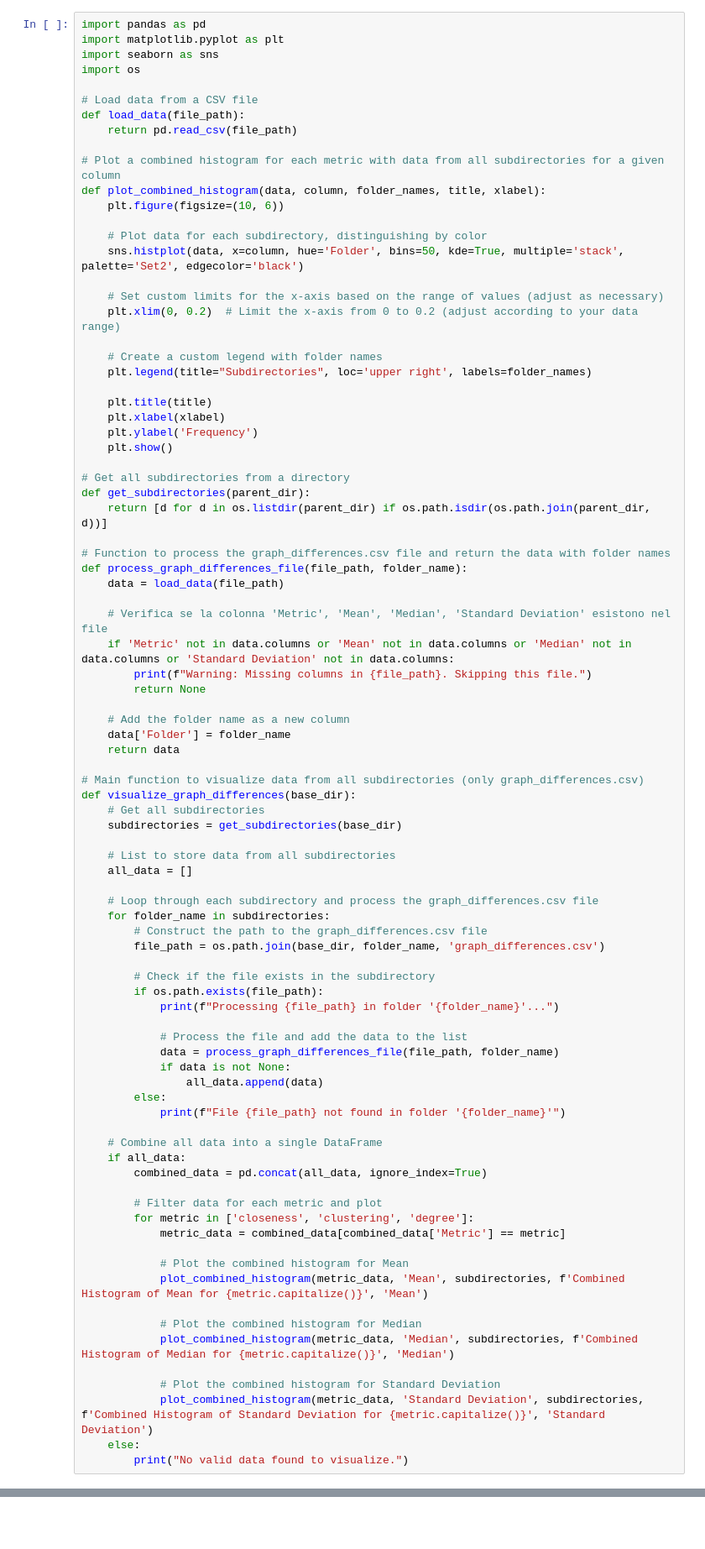
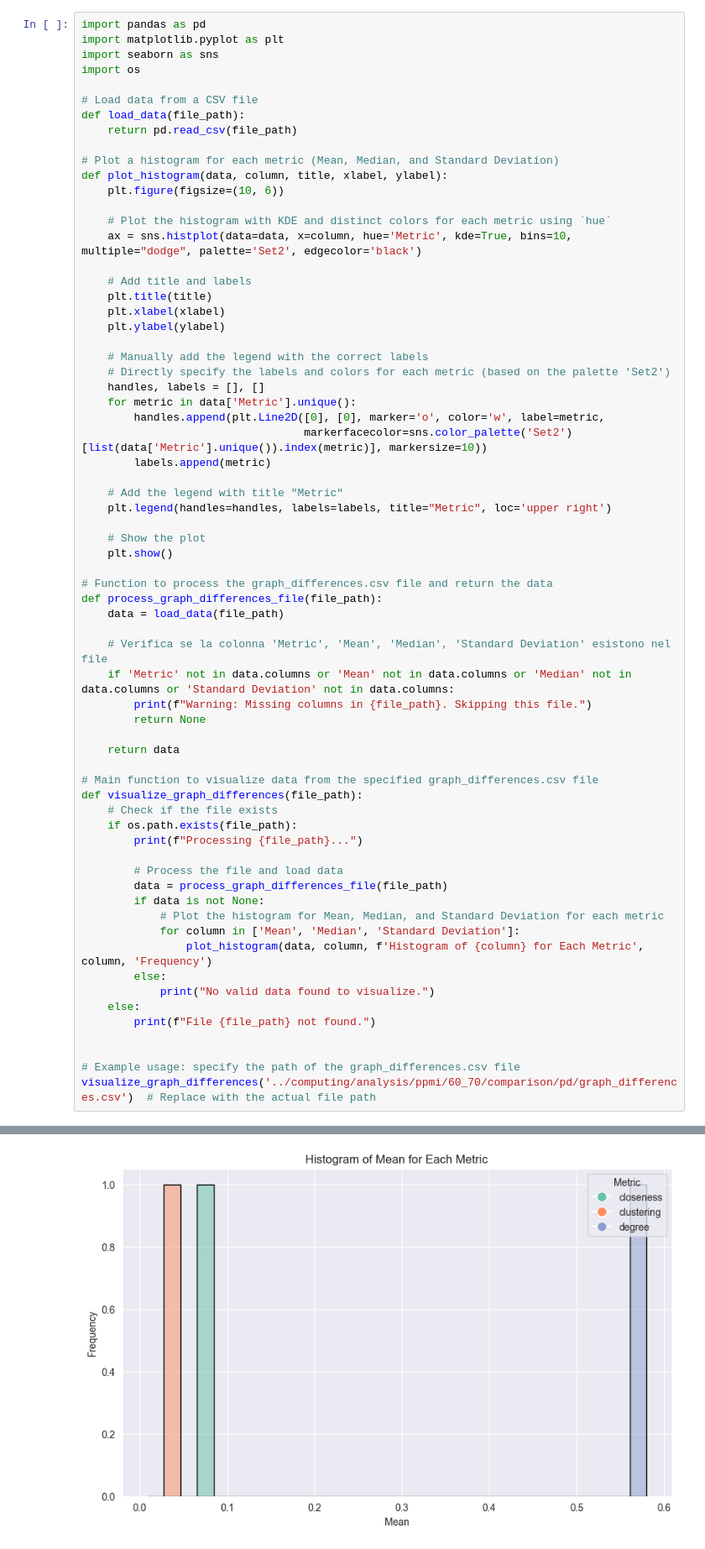
Before and after one commit to mattreturn1/NeuroGraph-Analysis, a Jupyter notebook: visualization/graph_comparison_visual_analysis.ipynb, the cells around one changed output, grey strips where cells are left out. Shown at 84% size. Cells and saved outputs as stored; diff of their text form; blank space fills up the shorter version.

```diff
--- a/visualization/graph_comparison_visual_analysis.ipynb
+++ b/visualization/graph_comparison_visual_analysis.ipynb
@@ -8,30 +8,34 @@ import os
 def load_data(file_path):
     return pd.read_csv(file_path)
 
-# Plot a combined histogram for each metric with data from all subdirectories for a given column
-def plot_combined_histogram(data, column, folder_names, title, xlabel):
+# Plot a histogram for each metric (Mean, Median, and Standard Deviation)
+def plot_histogram(data, column, title, xlabel, ylabel):
     plt.figure(figsize=(10, 6))
 
-    # Plot data for each subdirectory, distinguishing by color
-    sns.histplot(data, x=column, hue='Folder', bins=50, kde=True, multiple='stack', palette='Set2', edgecolor='black')
+    # Plot the histogram with KDE and distinct colors for each metric using `hue`
+    ax = sns.histplot(data=data, x=column, hue='Metric', kde=True, bins=10, multiple="dodge", palette='Set2', edgecolor='black')
 
-    # Set custom limits for the x-axis based on the range of values (adjust as necessary)
-    plt.xlim(0, 0.2)  # Limit the x-axis from 0 to 0.2 (adjust according to your data range)
-
-    # Create a custom legend with folder names
-    plt.legend(title="Subdirectories", loc='upper right', labels=folder_names)
-
+    # Add title and labels
     plt.title(title)
     plt.xlabel(xlabel)
-    plt.ylabel('Frequency')
+    plt.ylabel(ylabel)
+
+    # Manually add the legend with the correct labels
+    # Directly specify the labels and colors for each metric (based on the palette 'Set2')
+    handles, labels = [], []
+    for metric in data['Metric'].unique():
+        handles.append(plt.Line2D([0], [0], marker='o', color='w', label=metric,
+                                  markerfacecolor=sns.color_palette('Set2')[list(data['Metric'].unique()).index(metric)], markersize=10))
+        labels.append(metric)
+
+    # Add the legend with title "Metric"
+    plt.legend(handles=handles, labels=labels, title="Metric", loc='upper right')
+
+    # Show the plot
     plt.show()
 
-# Get all subdirectories from a directory
-def get_subdirectories(parent_dir):
-    return [d for d in os.listdir(parent_dir) if os.path.isdir(os.path.join(parent_dir, d))]
-
-# Function to process the graph_differences.csv file and return the data with folder names
-def process_graph_differences_file(file_path, folder_name):
+# Function to process the graph_differences.csv file and return the data
+def process_graph_differences_file(file_path):
     data = load_data(file_path)
 
     # Verifica se la colonna 'Metric', 'Mean', 'Median', 'Standard Deviation' esistono nel file
@@ -39,49 +43,26 @@ def process_graph_differences_file(file_path, folder_name):
         print(f"Warning: Missing columns in {file_path}. Skipping this file.")
         return None
 
-    # Add the folder name as a new column
-    data['Folder'] = folder_name
     return data
 
-# Main function to visualize data from all subdirectories (only graph_differences.csv)
-def visualize_graph_differences(base_dir):
-    # Get all subdirectories
-    subdirectories = get_subdirectories(base_dir)
+# Main function to visualize data from the specified graph_differences.csv file
+def visualize_graph_differences(file_path):
+    # Check if the file exists
+    if os.path.exists(file_path):
+        print(f"Processing {file_path}...")
 
-    # List to store data from all subdirectories
-    all_data = []
+        # Process the file and load data
+        data = process_graph_differences_file(file_path)
+        if data is not None:
+            # Plot the histogram for Mean, Median, and Standard Deviation for each metric
+            for column in ['Mean', 'Median', 'Standard Deviation']:
+                plot_histogram(data, column, f'Histogram of {column} for Each Metric', column, 'Frequency')
+        else:
+            print("No valid data found to visualize.")
+    else:
+        print(f"File {file_path} not found.")
 
-    # Loop through each subdirectory and process the graph_differences.csv file
-    for folder_name in subdirectories:
-        # Construct the path to the graph_differences.csv file
-        file_path = os.path.join(base_dir, folder_name, 'graph_differences.csv')
 
-        # Check if the file exists in the subdirectory
-        if os.path.exists(file_path):
-            print(f"Processing {file_path} in folder '{folder_name}'...")
-
-            # Process the file and add the data to the list
-            data = process_graph_differences_file(file_path, folder_name)
-            if data is not None:
-                all_data.append(data)
-        else:
-            print(f"File {file_path} not found in folder '{folder_name}'")
-
-    # Combine all data into a single DataFrame
-    if all_data:
-        combined_data = pd.concat(all_data, ignore_index=True)
-
-        # Filter data for each metric and plot
-        for metric in ['closeness', 'clustering', 'degree']:
-            metric_data = combined_data[combined_data['Metric'] == metric]
-
-            # Plot the combined histogram for Mean
-            plot_combined_histogram(metric_data, 'Mean', subdirectories, f'Combined Histogram of Mean for {metric.capitalize()}', 'Mean')
-
-            # Plot the combined histogram for Median
-            plot_combined_histogram(metric_data, 'Median', subdirectories, f'Combined Histogram of Median for {metric.capitalize()}', 'Median')
-
-            # Plot the combined histogram for Standard Deviation
-            plot_combined_histogram(metric_data, 'Standard Deviation', subdirectories, f'Combined Histogram of Standard Deviation for {metric.capitalize()}', 'Standard Deviation')
-    else:
-        print("No valid data found to visualize.")
+# Example usage: specify the path of the graph_differences.csv file
+visualize_graph_differences('../computing/analysis/ppmi/60_70/comparison/pd/graph_differences.csv')  # Replace with the actual file path
+# %% [output]
@@ -87,0 +70 @@ def visualize_graph_differences(base_dir):
+[figure, added]
```
Also changed, not shown: parts of 2 cells of this notebook.
